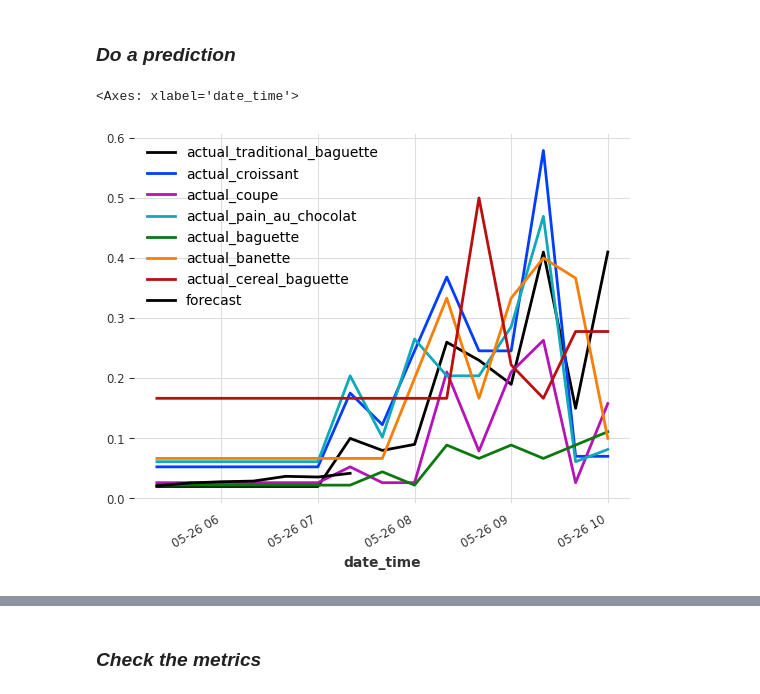
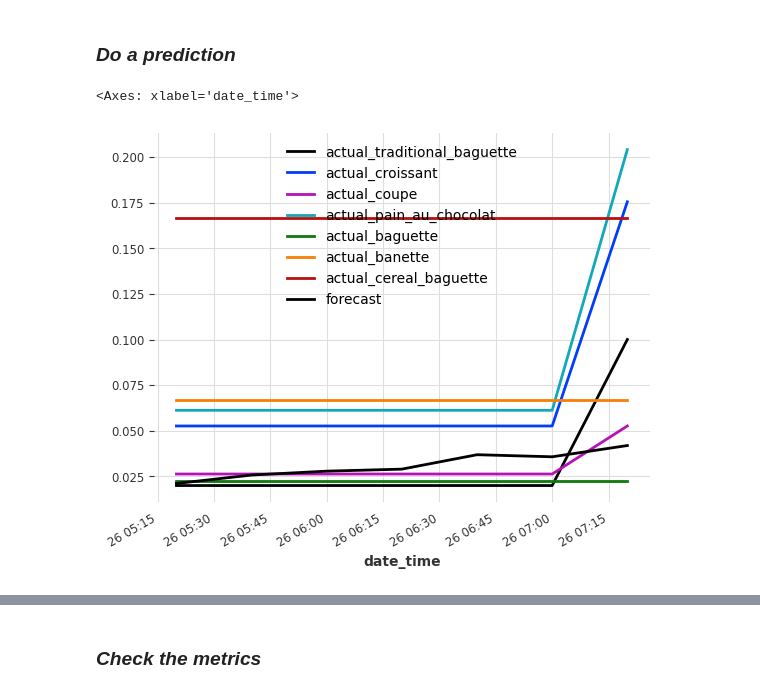
Before and after one commit to Alex5xelA/Bakery_sales_forecast, a Jupyter notebook: notebooks/003_darts_ts_endo_1.ipynb, the cells around one changed output, grey strips where cells are left out. Cells and saved outputs as stored; diff of their text form; code cells hidden in the pictures.

Commit message:
New weather data preprocessor, and changes in darts file model

```diff
--- a/notebooks/003_darts_ts_endo_1.ipynb
+++ b/notebooks/003_darts_ts_endo_1.ipynb
@@ -274,14 +269,18 @@ pl_trainer_kwargs={"callbacks": [es],
 ### __*Instanciate our model*__
 # %%
 # predict 7 days considering the latest 28 days
+days_predict = 7
+t_predict = days_predict*72
+days_for_prediction =-28*72
+
 
 model_pastcov = BlockRNNModel(
     model="LSTM",
-    input_chunk_length=28,
-    output_chunk_length=7,
+    input_chunk_length=abs(days_for_prediction),
+    output_chunk_length=t_predict,
     dropout=0.2,
     torch_metrics=MeanSquaredError(),
-    n_epochs=50,
+    n_epochs=1,
     pl_trainer_kwargs = pl_trainer_kwargs,
     random_state=0,
 )
@@ -320,12 +321,12 @@ BlockRNNModel(model=LSTM, hidden_dim=25, n_rnn_layers=1, hidden_fc_sizes=None, d
 # %% [markdown]
 ### __*Do a prediction*__
 # %%
-pred_cov = model_pastcov.predict(n=7,                        # n of days to predict
-                                 series=train['traditional_baguette'][-28:],  # target input for prediction
-                                 past_covariates=train[-28:]) # past-covariates input for prediction
+pred_cov = model_pastcov.predict(n=t_predict,                        # n of days to predict
+                                 series=train['traditional_baguette'][days_for_prediction:],  # target input for prediction
+                                 past_covariates=train[days_for_prediction:]) # past-covariates input for prediction
 
-val[:15].plot(label="actual")
+val[:t_predict].plot(label="actual")
 pred_cov.plot(label="forecast")
 # %% [output]
 <Axes: xlabel='date_time'>
-[figure, old version]
+[figure, new version]
```
Also changed, not shown: parts of 3 cells of this notebook, 2 other files.
